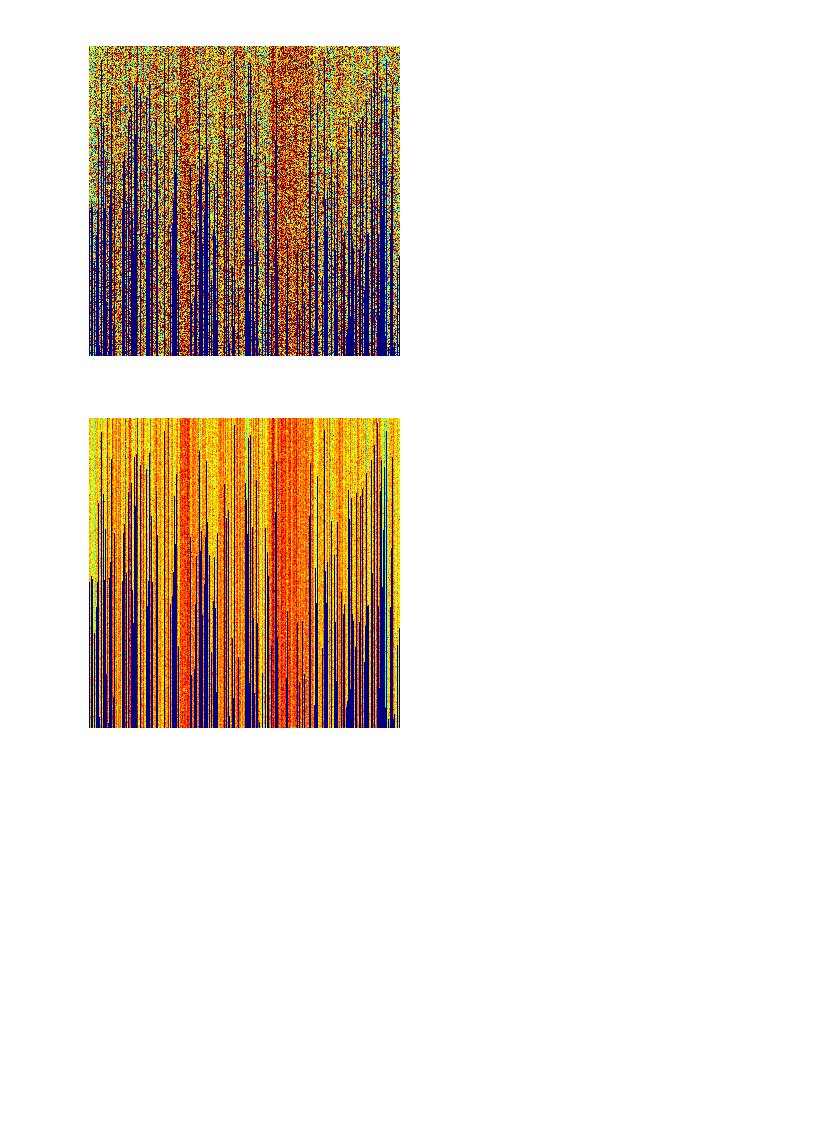
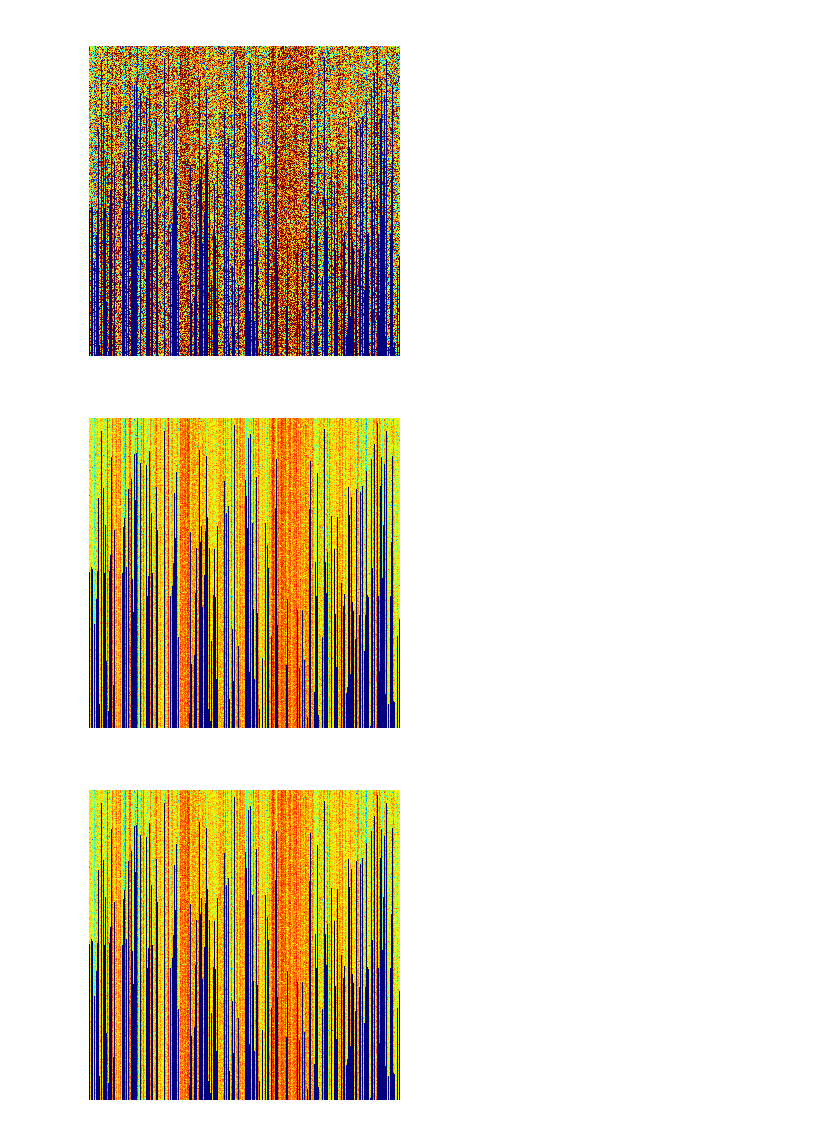
Before and after one commit to MLortki/Machine_Learning_Recommender_Systems, a Jupyter notebook: src/postprocessing.ipynb, the cells around one changed output. Cells and saved outputs as stored; diff of their text form; code cells hidden in the pictures; blank space fills up the shorter version.

```diff
--- a/src/postprocessing.ipynb
+++ b/src/postprocessing.ipynb
@@ -40,0 +111,5 @@ number of items: 10000, number of users: 1000
+# %%
+# Apply indices.
+train_est = apply_indices(trains_full, 'train')
+test_est = apply_indices(trains_full, 'test')
+submission_est = apply_indices(trains_full, 'submission')
@@ -40,0 +129,11 @@ number of items: 10000, number of users: 1000
+# %%
+# Add matrices saved in submission format.
+surprise_full = read_submission_files(files_full_submission)
+surprise_train_est = apply_indices(surprise_full, 'train')
+surprise_test_est = apply_indices(surprise_full, 'test')
+surprise_validation_est = apply_indices(surprise_full, 'validation')
+
+for i in range(len(surprise_train_est)):
+    train_est.append(surprise_train_est[i])
+    test_est.append(surprise_test_est[i])
+    #validation_est.append(surprise_validation_est[0])
@@ -40,0 +151,6 @@ number of items: 10000, number of users: 1000
+# %%
+files_submission = [ \
+        '../submission/submission_surprise_unrounded_0.99256.csv']
+surprise_submission = read_submission_files(files_submission)
+for i in range(len(surprise_submission)):
+    submission_est.append(surprise_submission[i])
@@ -50,8 +188,8 @@ def statistics(sparse_matrix):
         item_ratings[i] = np.count_nonzero(rows==i)
     for i in range(1000):
         user_ratings[i] = np.count_nonzero(cols==i)
-    print('item min={},max={},min={}'.format(np.min(item_ratings),np.max(item_ratings),np.mean(item_ratings)))
-    print('user min={},max={},min={}'.format(np.min(user_ratings),np.max(user_ratings),np.mean(user_ratings)))
+    print('item min={},max={},mean={}'.format(np.min(item_ratings),np.max(item_ratings),np.mean(item_ratings)))
+    print('user min={},max={},mean={}'.format(np.min(user_ratings),np.max(user_ratings),np.mean(user_ratings)))
     return item_ratings, user_ratings
 
 def matrix_plot(dense_matrix, fname, cutoff=0):
@@ -84,15 +222,20 @@ def create_sparse_matrix_plot(sparse_matrix, fname='',cutoff=1000):
         i_dense += 1
     i_max=np.max(i_total)
     matrix_plot(ratings_dense, fname, min(i_max,cutoff))
+    print('user min, max, mean:',np.min(i_total), np.max(i_total), np.mean(i_total))
     return i_total, ratings_dense[:i_max,:]
 
-#its, uss = statistics(train_true)
+
+
+# Visualize matrices
+its, uss = statistics(train_true)
+i_total, ratings_dense = create_sparse_matrix_plot(train_true, '../results/matrix_train.png')
+
 dense_matrices=[]
-i_total, ratings_dense1 = create_matrix_plot(train_true, '../results/matrix_train.png')
-dense_matrices.append(ratings_dense1.copy())
+dense_matrices.append(ratings_dense.copy())
 #j_total, _ = create_matrix_plot(train_true, axis=1)
-print('item min, max, mean:',np.min(i_total), np.max(i_total), np.mean(i_total))
 for i,matrix_est in enumerate(train_est):
-    __, ratings_dense2 = create_matrix_plot(matrix_est, '../results/matrix_{}'.format(i+1))
-    dense_matrices.append(ratings_dense2.copy())
+    its, uss = statistics(matrix_est)
+    __, ratings_dense = create_sparse_matrix_plot(matrix_est, '../results/matrix_{}'.format(i+1))
+    dense_matrices.append(ratings_dense.copy())
 # %% [output]
@@ -100,2 +254,3 @@ item min, max, mean: 8 4590 1176.63663664
 [figure]
-[figure, old version]
+[figure, new version]
+[figure, added]
```
Also changed, not shown: parts of 13 cells of this notebook, 54 other files.
